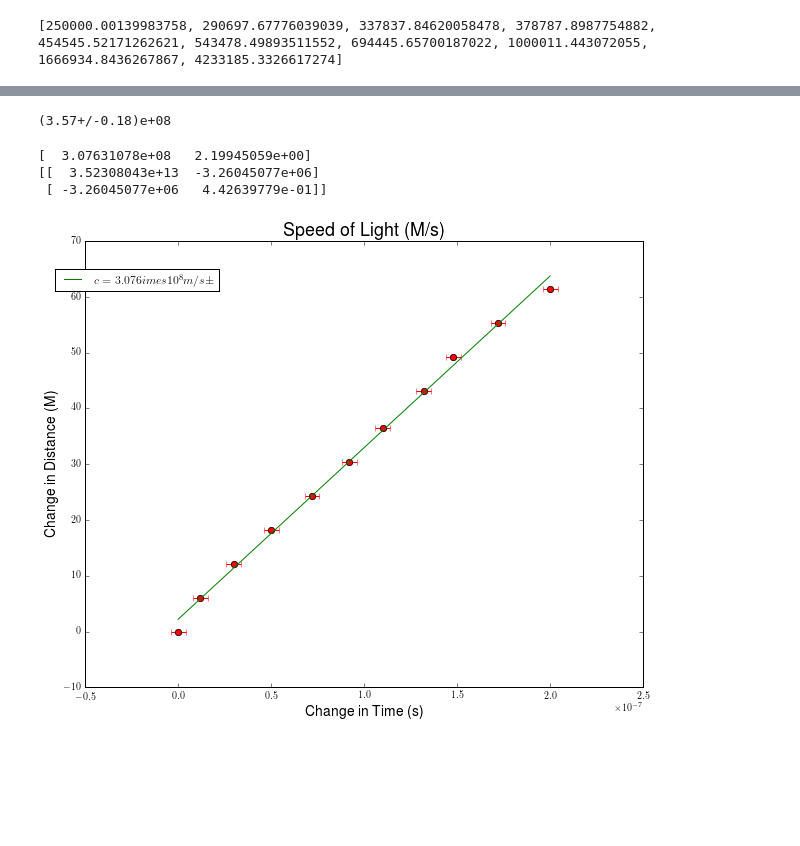
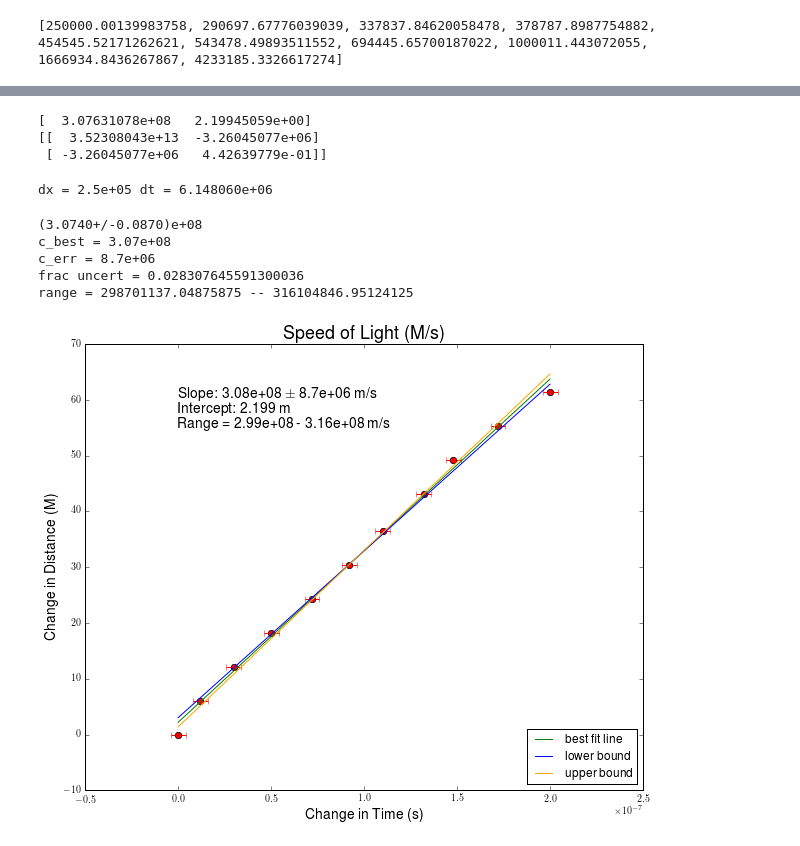
Before and after one commit to samuel-barton/ilab, a Jupyter notebook: speed_of_light/src/speedOfLight.ipynb, the cells around one changed output, grey strips where cells are left out. Cells and saved outputs as stored; diff of their text form; code cells hidden in the pictures; blank space fills up the shorter version.

Commit message:
Made sweeping changes to analysis
Used the uncertainties package to do the error analysis.

```diff
--- a/speed_of_light/src/speedOfLight.ipynb
+++ b/speed_of_light/src/speedOfLight.ipynb
@@ -58,8 +58,8 @@ print (dt)
 # %% [output]
 [2.0000000000000002e-07, 1.7199999999999998e-07, 1.4800000000000003e-07, 1.3199999999999999e-07, 1.0999999999999998e-07, 9.2000000000000003e-08, 7.1999999999999983e-08, 4.9999999999999998e-08, 3.00000 ...
 # %%
-dx_wi_uncert = [ufloat(val, dist_uncert) for val in dx]
-dt_wi_uncert = [ufloat(val, time_uncert) for val in dt]
+dx_wi_uncert = [ufloat(val, dist_uncert, "dx") for val in dx]
+dt_wi_uncert = [ufloat(val, time_uncert, "dt") for val in dt]
 
 dx = np.array(dx)
 dt = np.array(dt)
@@ -90,12 +90,3 @@ print(dc) #this gives our average uncertainty of the speed of light)
-# %%
-uncert = []
-
-for i in range(len(dx_wi_uncert)-1):
-    uncert.append(dx_wi_uncert[i]/dt_wi_uncert[i])
-
-print("{:}".format(np.mean(uncert)))
-# %% [output]
-(3.57+/-0.18)e+08
 # %%
 fitParams, fitCovariances = curve_fit(linearFit, dt, dx)
 print(fitParams)
@@ -106,14 +97,52 @@ print(fitCovariances)
  [ -3.26045077e+06   4.42639779e-01]]
 # %%
 sigma = np.sqrt([fitCovariances[0,0], fitCovariances[1,1]])
+# %%
+x_err = 0
+t_err = 0
+for (num,err) in c.error_components().items():
+    if num.tag is "dx":
+        x_err = err
+    else:
+        t_err = err
+
+print("dx = {:.1e} dt = {:.6e}".format(x_err, t_err))
+# %% [output]
+dx = 2.5e+05 dt = 6.148060e+06
+# %%
+change_in_x = dx_wi_uncert[0]-dx_wi_uncert[10]
+change_in_t = dt_wi_uncert[0]-dt_wi_uncert[10]
+c = change_in_x/change_in_t
+print("{:.5}".format(c))
+print("c_best = {:.3}".format(c.n))
+print("c_err = {:.3}".format(c.s))
+print("frac uncert = {}".format(c.s/c.n))
+print("range = {} -- {}".format((c.n*(1 - c.s/c.n)),(c.n*(1 + c.s/c.n))))
+# %% [output]
+(3.0740+/-0.0870)e+08
+c_best = 3.07e+08
+c_err = 8.7e+06
+frac uncert = 0.028307645591300036
+range = 298701137.04875875 -- 316104846.95124125
 # %%
+min_slope = (fitParams[0]-c.s)
+max_slope = (fitParams[0]+c.s)
+
+lin_space_t = np.linspace(dt.min(), dt.max(), 100)
+
 plt.plot (dt, dx, 'o')
 plt.errorbar(dt, dx, fmt = 'ro', xerr=0.000000004, yerr = .05)
 plt.xlabel('Change in Time (s)', fontsize = 14)
 plt.ylabel('Change in Distance (M)', fontsize = 14)
 plt.title('Speed of Light (M/s)', fontsize = 18)
-plt.plot(dt, linearFit(dt, fitParams[0], fitParams[1]), label='$c=3.076 \times 10^8 m/s \pm  $')
-plt.legend(bbox_to_anchor=(0.25,0.95))
+plt.plot(dt, linearFit(dt, fitParams[0], fitParams[1]), label='best fit line')
+plt.plot(lin_space_t, linearFit(lin_space_t, min_slope, 11/8*fitParams[1]), 'b', label='lower bound')
+plt.plot(lin_space_t, linearFit(lin_space_t, max_slope, 5/8*fitParams[1]), color='orange', label='upper bound')
+plt.text(0, 55,"Slope: {:.2e}".format(fitParams[0])+r' $\pm$'+" {:.1e} m/s".format(c.s)+
+         "\nIntercept: {:.4} m".format(fitParams[1])+
+         "\nRange = {:.2e} - {:.2e} m/s".format(min_slope, max_slope), fontsize=14)
+plt.legend(bbox_to_anchor=(1,0.15))
+plt.savefig('../images/analysis.png', dpi=300)
 plt.show()
 # %% [output]
-[figure, old version]
+[figure, new version]
```
Also changed, not shown: parts of 1 cell of this notebook.
